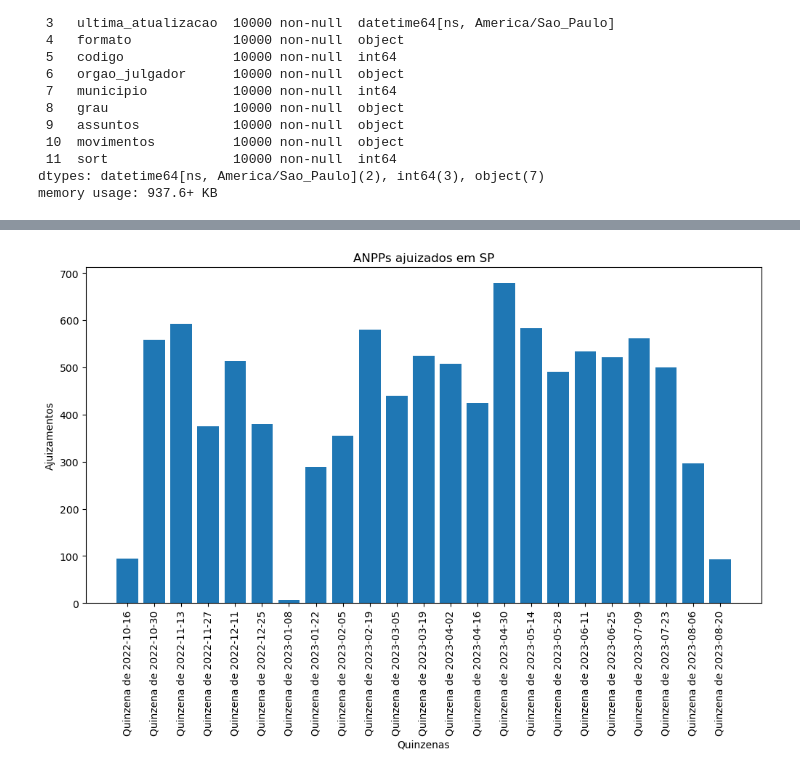
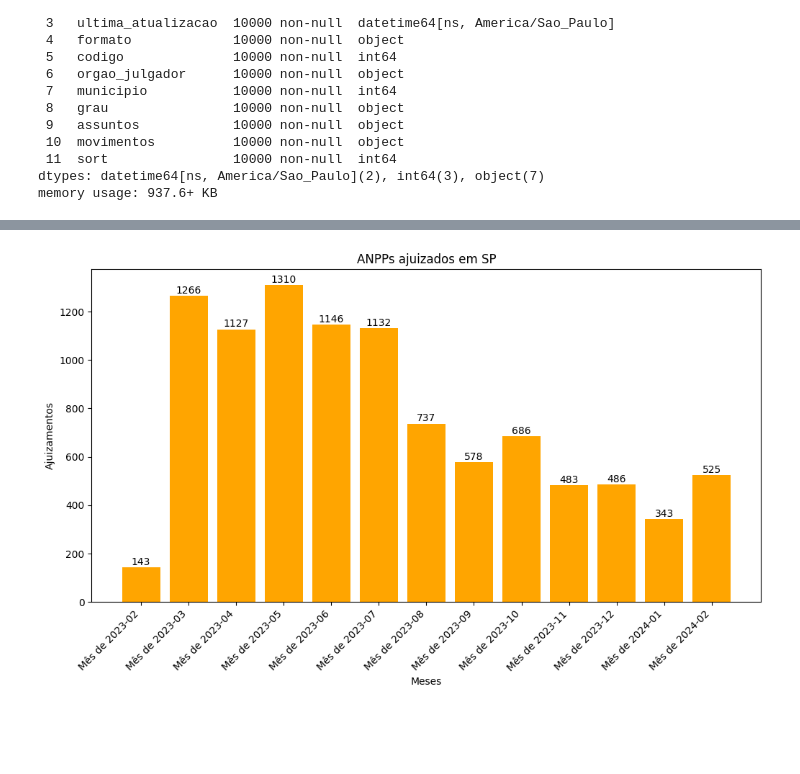
Before and after one commit to jespimentel/api_cnj, a Jupyter notebook: anpp.ipynb, the cells around one changed output, grey strips where cells are left out. Cells and saved outputs as stored; diff of their text form; code cells hidden in the pictures; blank space fills up the shorter version.

```diff
--- a/anpp.ipynb
+++ b/anpp.ipynb
@@ -200,9 +263,9 @@ plt.show()
 # %%
 df_anpp.set_index('data_ajuizamento', inplace=True)
 # %%
-df_resampled = df_anpp.resample('2W').size()
+df_resampled = df_anpp.resample('M').size()
 x = []
 y = []
 for index, value in df_resampled.items():
-    x.append(f'Quinzena de {str(index)[:10]}')
+    x.append(f'Mês de {str(index)[:7]}')
     y.append(value)
@@ -209,12 +291,15 @@ for index, value in df_resampled.items():
 # %%
 plt.figure(figsize=(12, 6))
-plt.bar(x[:-1], y[:-1])
+plt.bar(x, y, color='orange')
 
-plt.xlabel('Quinzenas')
+plt.xlabel('Meses')
 plt.ylabel('Ajuizamentos')
 plt.title('ANPPs ajuizados em SP')
-plt.xticks(rotation=90)
+plt.xticks(rotation=45,ha='right')
+
+for i in range(len(x)):
+    plt.text(x=x[i], y=y[i]+10, s=str(y[i]), ha='center')
 
 plt.show()
 # %% [output]
-[figure, old version]
+[figure, new version]
```
Also changed, not shown: parts of 13 cells of this notebook.
